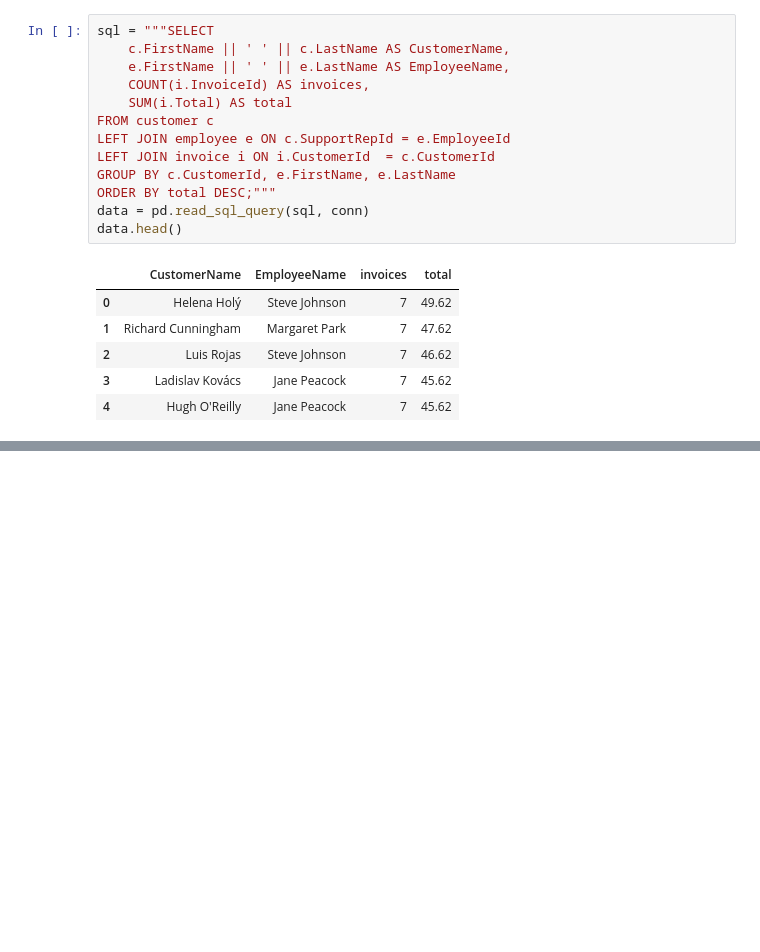
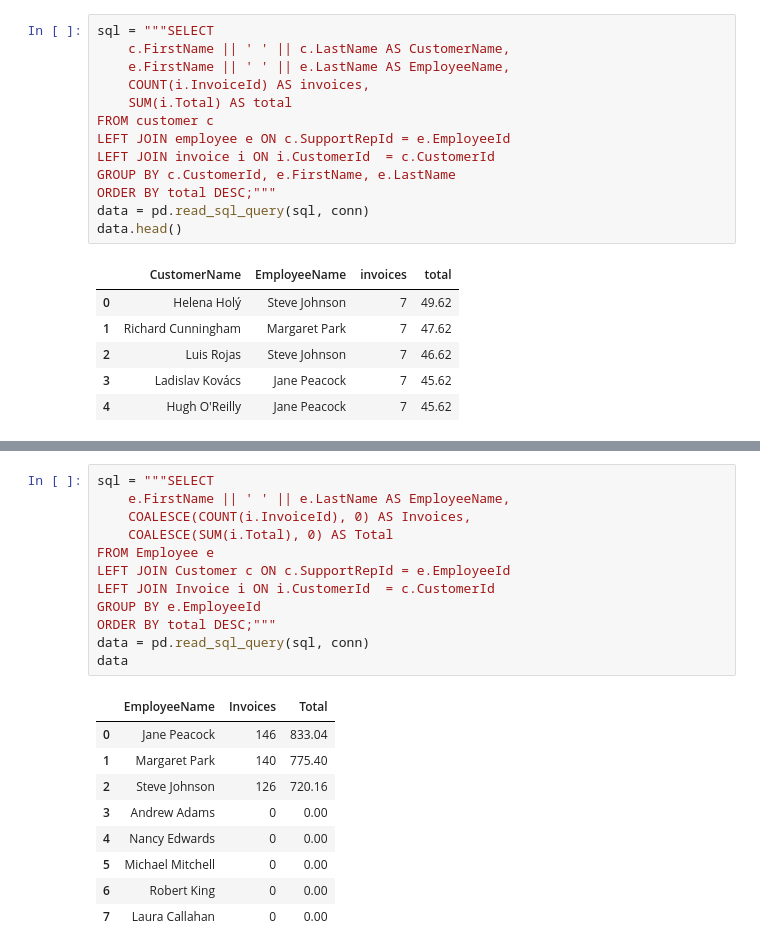
Before and after one commit to barmaley350/SQLLessons, a Jupyter notebook: jupyter_notebooks/examples.ipynb, the cells around one changed output, grey strips where cells are left out. Drawn from its saved outputs; the diff is of its cells as text; blank space fills up the shorter version.

```diff
--- a/jupyter_notebooks/examples.ipynb
+++ b/jupyter_notebooks/examples.ipynb
@@ -100,0 +107,22 @@ data.head()
+# %%
+sql = """SELECT
+	e.FirstName || ' ' || e.LastName AS EmployeeName,
+	COALESCE(COUNT(i.InvoiceId), 0) AS Invoices,
+	COALESCE(SUM(i.Total), 0) AS Total
+FROM Employee e
+LEFT JOIN Customer c ON c.SupportRepId = e.EmployeeId
+LEFT JOIN Invoice i ON i.CustomerId  = c.CustomerId
+GROUP BY e.EmployeeId
+ORDER BY total DESC;"""
+data = pd.read_sql_query(sql, conn)
+data
+# %% [output]
+|  | EmployeeName | Invoices | Total |
+| 0 | Jane Peacock | 146 | 833.04 |
+| 1 | Margaret Park | 140 | 775.40 |
+| 2 | Steve Johnson | 126 | 720.16 |
+| 3 | Andrew Adams | 0 | 0.00 |
+| 4 | Nancy Edwards | 0 | 0.00 |
+| 5 | Michael Mitchell | 0 | 0.00 |
+| 6 | Robert King | 0 | 0.00 |
+| 7 | Laura Callahan | 0 | 0.00 |
```
Also changed, not shown: parts of 1 cell of this notebook, 2 other files.
